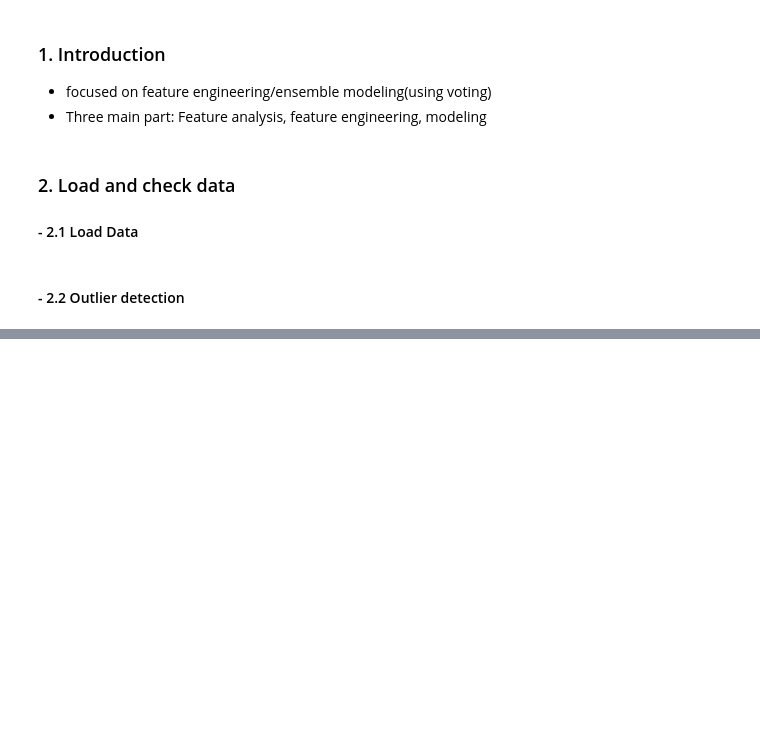
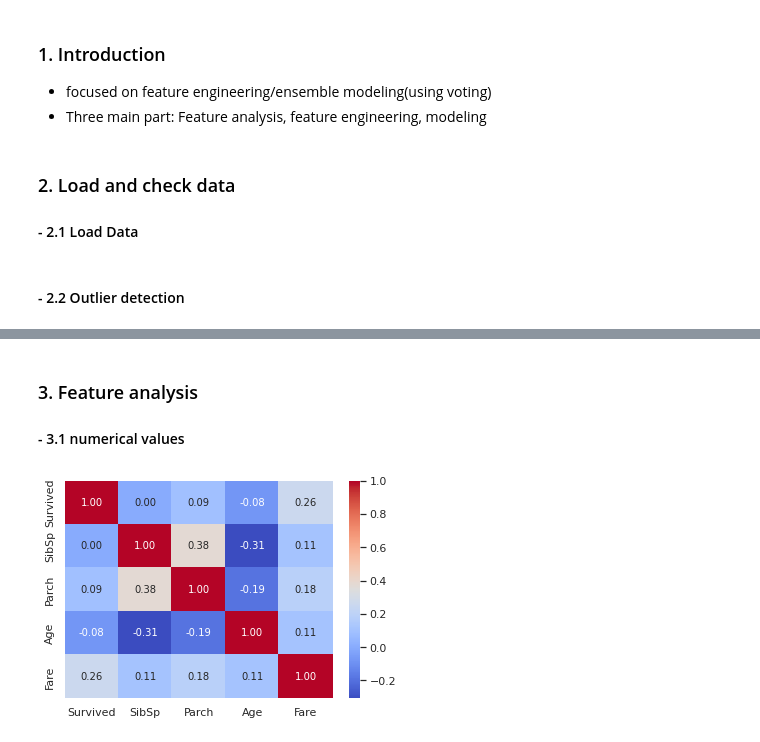
Before and after one commit to syi07030/NLP_study, a Jupyter notebook: Kaggle_BinaryClassification_TabularData/1.Titanic/Titanic_top4%_with_ensemble_modeling/Titanic_Top_4_with_ensemble_modeling.ipynb, the cells around one changed output, grey strips where cells are left out. Cells and saved outputs as stored; diff of their text form; code cells hidden in the pictures; blank space fills up the shorter version.

Commit message:
feat: 1st level.Titanic (2) Top 4% with ensemble modeling ~3.1 feature analysis-numerical values

```diff
--- a/Kaggle_BinaryClassification_TabularData/1.Titanic/Titanic_top4%_with_ensemble_modeling/Titanic_Top_4_with_ensemble_modeling.ipynb
+++ b/Kaggle_BinaryClassification_TabularData/1.Titanic/Titanic_top4%_with_ensemble_modeling/Titanic_Top_4_with_ensemble_modeling.ipynb
@@ -65,0 +64,34 @@ def detect_outliers(df,n,features):
+# %%
+def detect_outliers(df,n,features):
+  '''
+  takes a dataframe df of features and returns a list of the indices
+  corresponding to the observations containing more than n outliers according
+  to the Tukey method.
+  '''
+  outlier_indices = []
+
+  #iterate over features(columns)
+  for col in features:
+    #1st quartile(25%)
+    Q1 = np.percentile(df[col],25)
+    #3rd quartile(75%)
+    Q3 = np.percentile(df[col],75)
+    #Interquartile range(IQR)
+    IQR = Q3 - Q1
+
+    outlier_step = 1.5 * IQR
+
+    #determine a list of indices of outliers for feature col
+    outlier_list_col = df[(df[col]<Q1-outlier_step) | (df[col]>Q3+outlier_step)].index
+
+    #append the found outlier indices for col to the list of outlier indices
+    outlier_indices.extend(outlier_list_col)
+
+  #select observations containing more than 2 outliers
+  outlier_indices = Counter(outlier_indices)
+  multiple_outliers = list(k for k,v in outlier_indices.items() if v>n)
+
+  return multiple_outliers
+
+#detect outliers from Age,SibSp,Parch and Fare
+Outliers_to_drop = detect_outliers(train,2,["Age","SibSp","Parch","Fare"])
@@ -65,0 +119,3 @@ def detect_outliers(df,n,features):
+# %%
+#drop outliers
+train = train.drop(Outliers_to_drop,axis=0).reset_index(drop=True)
@@ -65,0 +228,8 @@ def detect_outliers(df,n,features):
+# %% [markdown]
+### 3. Feature analysis
+#### - 3.1 numerical values
+# %%
+#correlation matrix between numerical values(SibSp Parch Age and Fare) and survived
+g = sns.heatmap(train[["Survived","SibSp","Parch","Age","Fare"]].corr(),annot=True,fmt=".2f",cmap='coolwarm')
+# %% [output]
+[figure, added]
```
Also changed, not shown: parts of 18 cells of this notebook.
